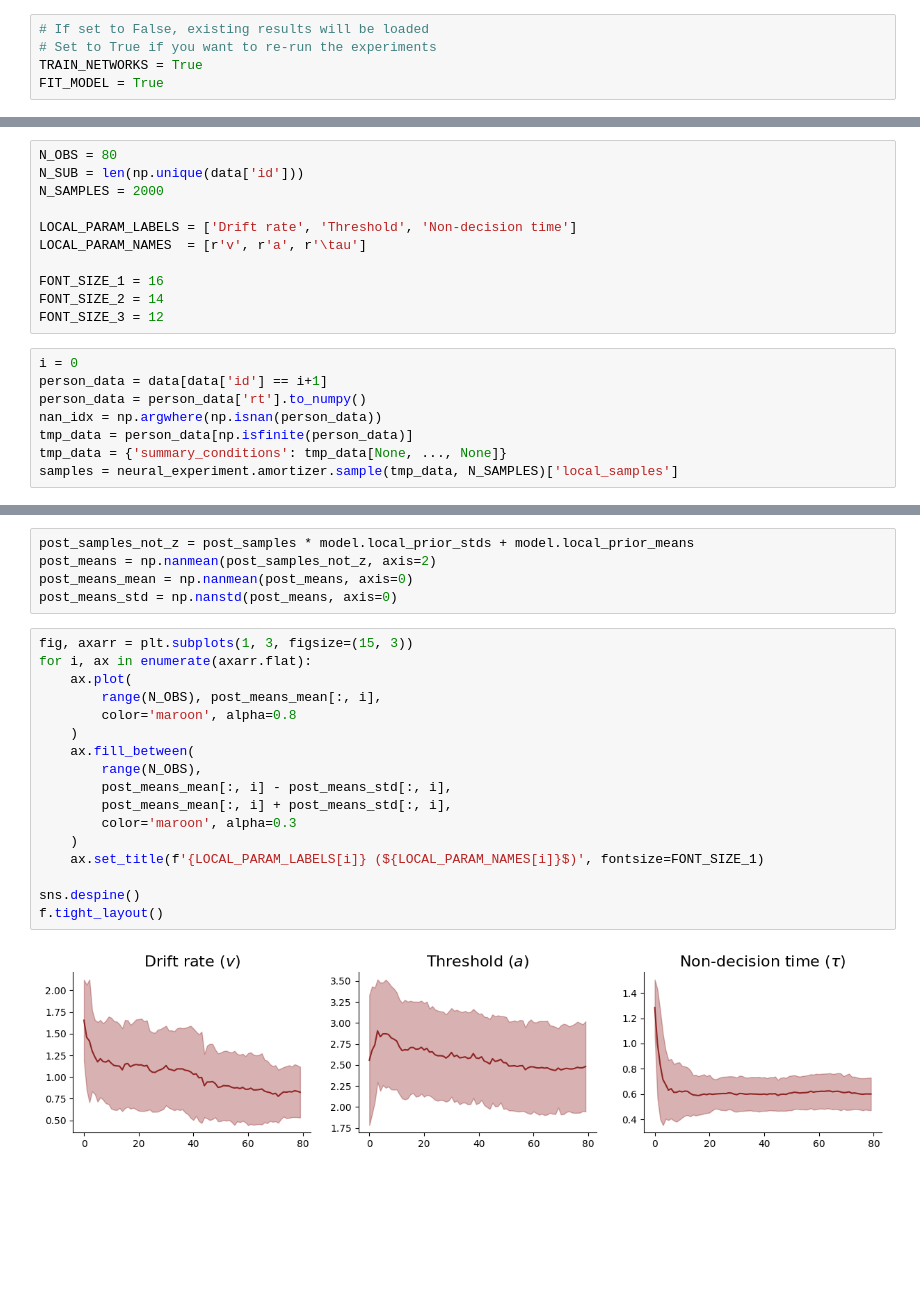
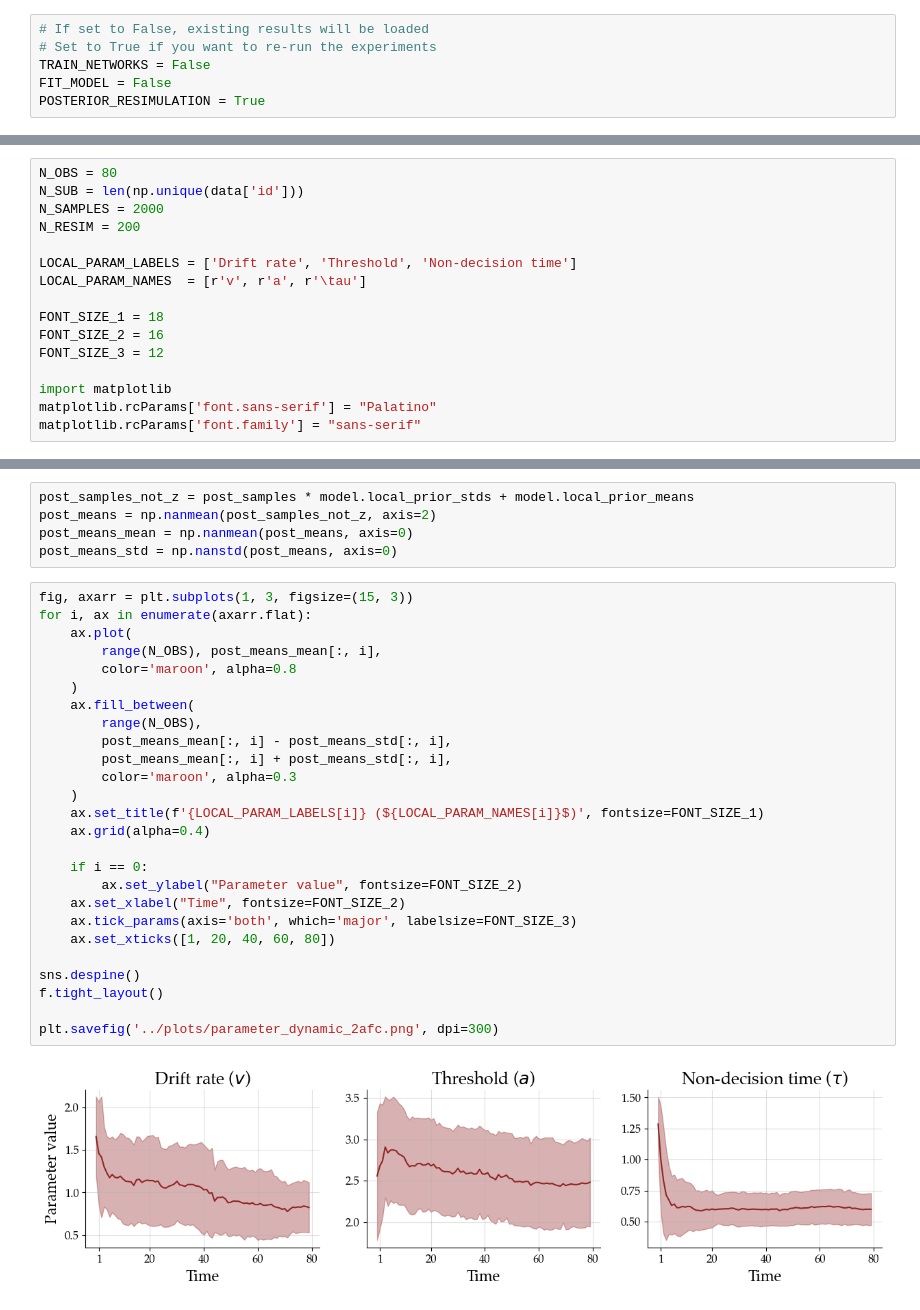
Before and after one commit to smiplab/sub-oi-dm, a Jupyter notebook: application/2afc_task/notebook/2afc_experiment.ipynb, the cells around one changed output, grey strips where cells are left out. Saved outputs shown, nothing was run; the diff lists cells and outputs as text; blank space fills up the shorter version.

Commit message:
finishing 2afc experiment

```diff
--- a/application/2afc_task/notebook/2afc_experiment.ipynb
+++ b/application/2afc_task/notebook/2afc_experiment.ipynb
@@ -18,8 +19,9 @@ from models import RandomWalkDiffusion
 # %%
 # If set to False, existing results will be loaded
 # Set to True if you want to re-run the experiments
-TRAIN_NETWORKS = True
-FIT_MODEL = True
+TRAIN_NETWORKS = False
+FIT_MODEL = False
+POSTERIOR_RESIMULATION = True
 # %% [markdown]
 # Neural Experiment
 # %%
@@ -69,21 +71,18 @@ See the caveats in the documentation: https://pandas.pydata.org/pandas-docs/stab
 N_OBS = 80
 N_SUB = len(np.unique(data['id']))
 N_SAMPLES = 2000
+N_RESIM = 200
 
 LOCAL_PARAM_LABELS = ['Drift rate', 'Threshold', 'Non-decision time']
 LOCAL_PARAM_NAMES  = [r'v', r'a', r'\tau']
 
-FONT_SIZE_1 = 16
-FONT_SIZE_2 = 14
+FONT_SIZE_1 = 18
+FONT_SIZE_2 = 16
 FONT_SIZE_3 = 12
+
+import matplotlib
+matplotlib.rcParams['font.sans-serif'] = "Palatino"
+matplotlib.rcParams['font.family'] = "sans-serif"
-# %%
-i = 0
-person_data = data[data['id'] == i+1]
-person_data = person_data['rt'].to_numpy()
-nan_idx = np.argwhere(np.isnan(person_data))
-tmp_data = person_data[np.isfinite(person_data)]
-tmp_data = {'summary_conditions': tmp_data[None, ..., None]}
-samples = neural_experiment.amortizer.sample(tmp_data, N_SAMPLES)['local_samples']
 # %%
 if FIT_MODEL:
     post_samples = np.zeros((N_SUB, N_OBS, N_SAMPLES, 3))
@@ -113,19 +112,28 @@ post_means_std = np.nanstd(post_means, axis=0)
 # %%
 fig, axarr = plt.subplots(1, 3, figsize=(15, 3))
 for i, ax in enumerate(axarr.flat):
     ax.plot(
         range(N_OBS), post_means_mean[:, i],
         color='maroon', alpha=0.8
     )
     ax.fill_between(
         range(N_OBS),
         post_means_mean[:, i] - post_means_std[:, i],
         post_means_mean[:, i] + post_means_std[:, i],
         color='maroon', alpha=0.3
     )
     ax.set_title(f'{LOCAL_PARAM_LABELS[i]} (${LOCAL_PARAM_NAMES[i]}$)', fontsize=FONT_SIZE_1)
+    ax.grid(alpha=0.4)
+
+    if i == 0:
+        ax.set_ylabel("Parameter value", fontsize=FONT_SIZE_2)
+    ax.set_xlabel("Time", fontsize=FONT_SIZE_2)
+    ax.tick_params(axis='both', which='major', labelsize=FONT_SIZE_3)
+    ax.set_xticks([1, 20, 40, 60, 80])
 
 sns.despine()
 f.tight_layout()
+
+plt.savefig('../plots/parameter_dynamic_2afc.png', dpi=300)
 # %% [output]
-[figure, old version]
+[figure, new version]
```
Also changed, not shown: parts of 4 cells of this notebook, 2 other files.
